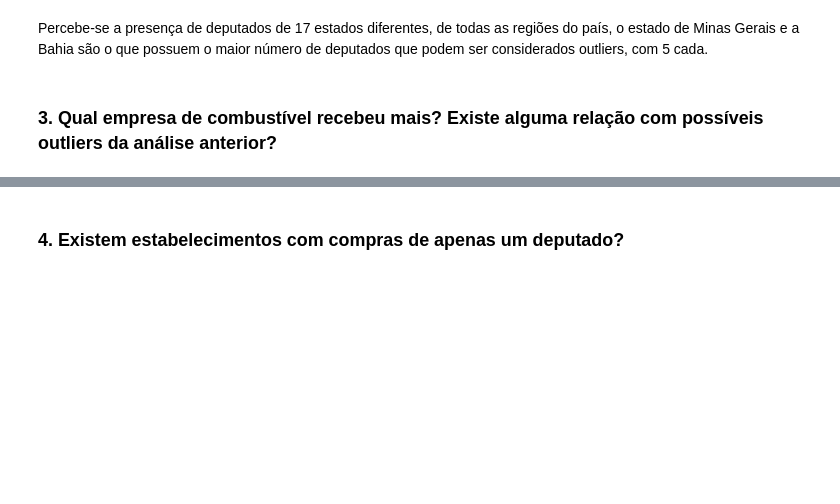
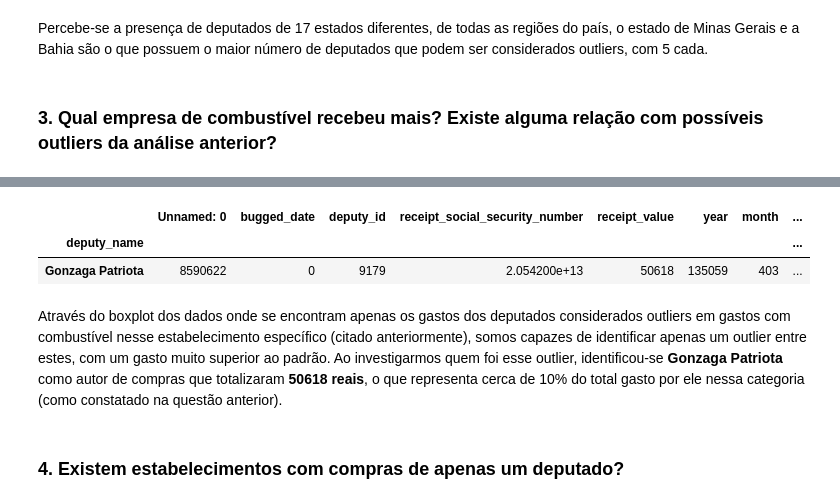
Before and after one commit to DefinitelyNotACactus/Chamber-of-Deputies-Reimbursements, a Jupyter notebook: Projeto Final.ipynb, the cells around one changed output, grey strips where cells are left out. Drawn from its saved outputs; the diff is of its cells as text; code cells hidden in the pictures; blank space fills up the shorter version.

```diff
--- a/Projeto Final.ipynb
+++ b/Projeto Final.ipynb
@@ -473,3 +495,11 @@ Percebe-se a presença de deputados de 17 estados diferentes, de todas as regiõ
+# %%
+df_relation.loc[df_relation['receipt_value'] > 10000]
+# %% [output]
+|  | Unnamed: 0 | bugged_date | deputy_id | receipt_social_security_number | receipt_value | year | month | ... |
+| deputy_name |  |  |  |  |  |  |  | ... |
+| Gonzaga Patriota | 8590622 | 0 | 9179 | 2.054200e+13 | 50618 | 135059 | 403 | ... |
+# %% [markdown]
+Através do boxplot dos dados onde se encontram apenas os gastos dos deputados considerados outliers em gastos com combustível nesse estabelecimento específico (citado anteriormente), somos capazes de identificar apenas um outlier entre estes, com um gasto muito superior ao padrão. Ao investigarmos quem foi esse outlier, identificou-se **Gonzaga Patriota** como autor de compras que totalizaram **50618 reais**, o que representa cerca de 10% do total gasto por ele nessa categoria (como constatado na questão anterior).
 # %% [markdown]
 ### 4. Existem estabelecimentos com compras de apenas um deputado?
 # %%
```
Also changed, not shown: parts of 6 cells of this notebook.
